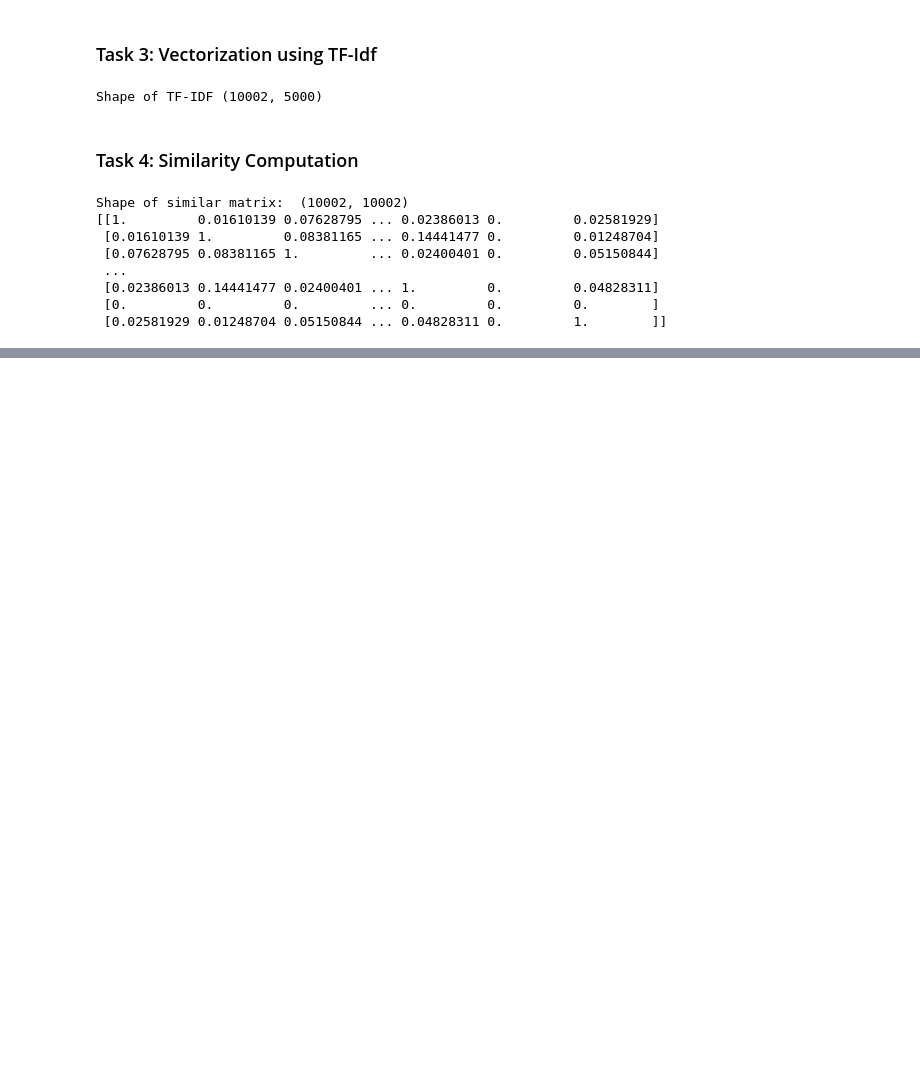
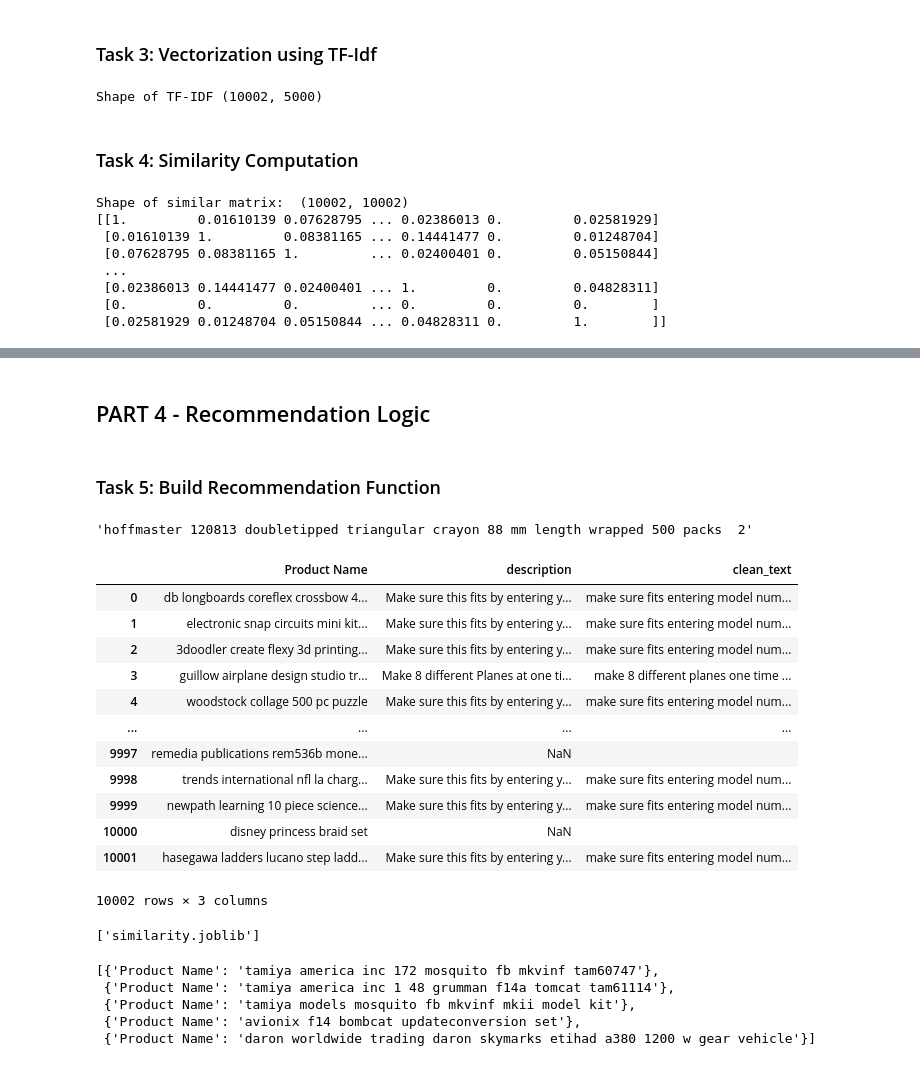
Before and after one commit to skmorwa2001-star/Assignments-GenAi, a Jupyter notebook: Task-20-GenAi/ass20.ipynb, the cells around one changed output, grey strips where cells are left out. Cells and saved outputs as stored; diff of their text form; code cells hidden in the pictures; blank space fills up the shorter version.

```diff
--- a/Task-20-GenAi/ass20.ipynb
+++ b/Task-20-GenAi/ass20.ipynb
@@ -157,0 +164,4 @@ Shape of similar matrix:  (10002, 10002)
+# %% [markdown]
+## PART 4 - Recommendation Logic
+# %% [markdown]
+### Task 5: Build Recommendation Function
@@ -157,0 +184,4 @@ Shape of similar matrix:  (10002, 10002)
+# %%
+data['Product Name'][7]
+# %% [output]
+'hoffmaster 120813 doubletipped triangular crayon 88 mm length wrapped 500 packs  2'
@@ -157,0 +193,22 @@ Shape of similar matrix:  (10002, 10002)
+# %%
+data
+# %% [output]
+|  | Product Name | description | clean_text |
+| 0 | db longboards coreflex crossbow 4... | Make sure this fits by entering y... | make sure fits entering model num... |
+| 1 | electronic snap circuits mini kit... | Make sure this fits by entering y... | make sure fits entering model num... |
+| 2 | 3doodler create flexy 3d printing... | Make sure this fits by entering y... | make sure fits entering model num... |
+| 3 | guillow airplane design studio tr... | Make 8 different Planes at one ti... | make 8 different planes one time ... |
+| 4 | woodstock collage 500 pc puzzle | Make sure this fits by entering y... | make sure fits entering model num... |
+| ... | ... | ... | ... |
+| 9997 | remedia publications rem536b mone... | NaN |  |
+| 9998 | trends international nfl la charg... | Make sure this fits by entering y... | make sure fits entering model num... |
+| 9999 | newpath learning 10 piece science... | Make sure this fits by entering y... | make sure fits entering model num... |
+| 10000 | disney princess braid set | NaN |  |
+| 10001 | hasegawa ladders lucano step ladd... | Make sure this fits by entering y... | make sure fits entering model num... |
+10002 rows × 3 columns
+# %%
+import joblib
+
+joblib.dump(similarity_matrix,"similarity.joblib",compress=3)
+# %% [output]
+['similarity.joblib']
@@ -157,0 +218,8 @@ Shape of similar matrix:  (10002, 10002)
+# %%
+recommend('guillow airplane design studio  travel case building kit')
+# %% [output]
+[{'Product Name': 'tamiya america inc 172 mosquito fb mkvinf tam60747'},
+ {'Product Name': 'tamiya america inc 1 48 grumman f14a tomcat tam61114'},
+ {'Product Name': 'tamiya models mosquito fb mkvinf mkii model kit'},
+ {'Product Name': 'avionix f14 bombcat updateconversion set'},
+ {'Product Name': 'daron worldwide trading daron skymarks etihad a380 1200 w gear vehicle'}]
```
Also changed, not shown: parts of 20 cells of this notebook, 5 other files.
